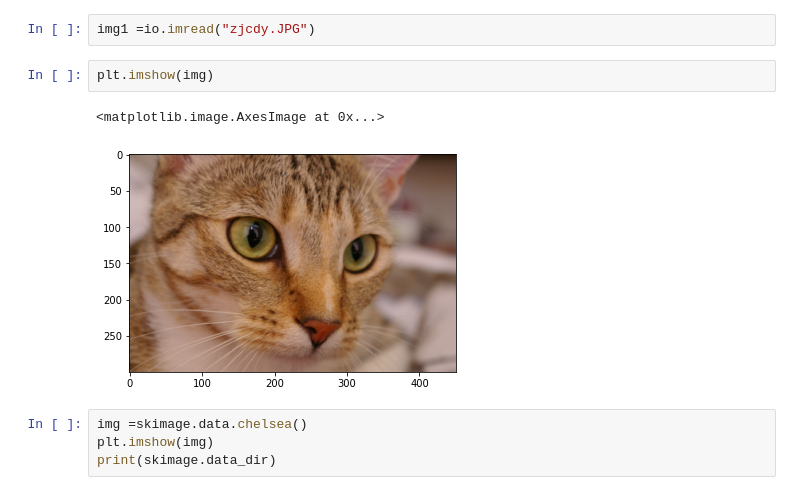
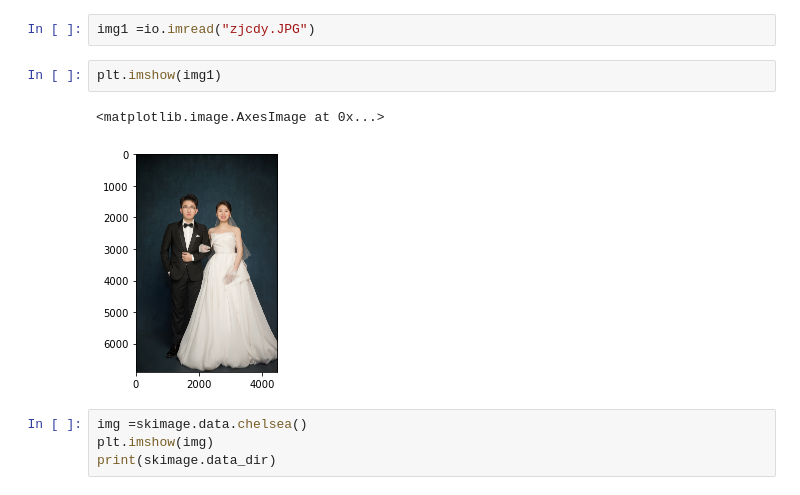
Before and after one commit to zhujiacheng0724/jupytercode, a Jupyter notebook: zjc0620.ipynb, the cells around one changed output. Saved outputs shown, nothing was run; the diff lists cells and outputs as text.

```diff
--- a/zjc0620.ipynb
+++ b/zjc0620.ipynb
@@ -8,10 +8,10 @@ import skimage.io as io
 # %%
 img1 =io.imread("zjcdy.JPG")
 # %%
-plt.imshow(img)
+plt.imshow(img1)
 # %% [output]
 <matplotlib.image.AxesImage at 0x...>
-[figure, old version]
+[figure, new version]
 # %%
 img =skimage.data.chelsea()
 plt.imshow(img)
```
Also changed, not shown: 5 other files.
